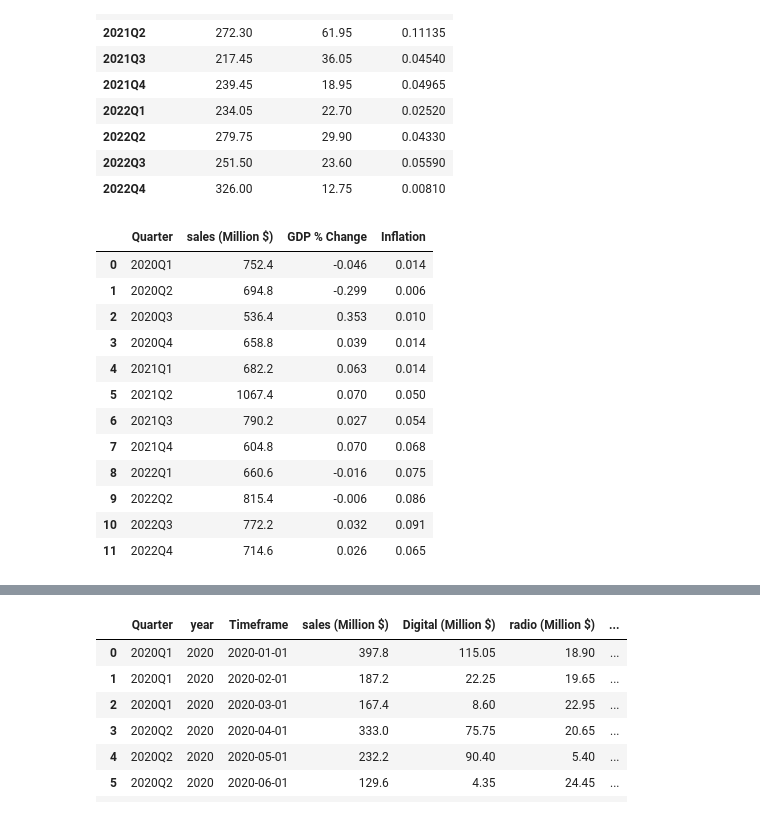
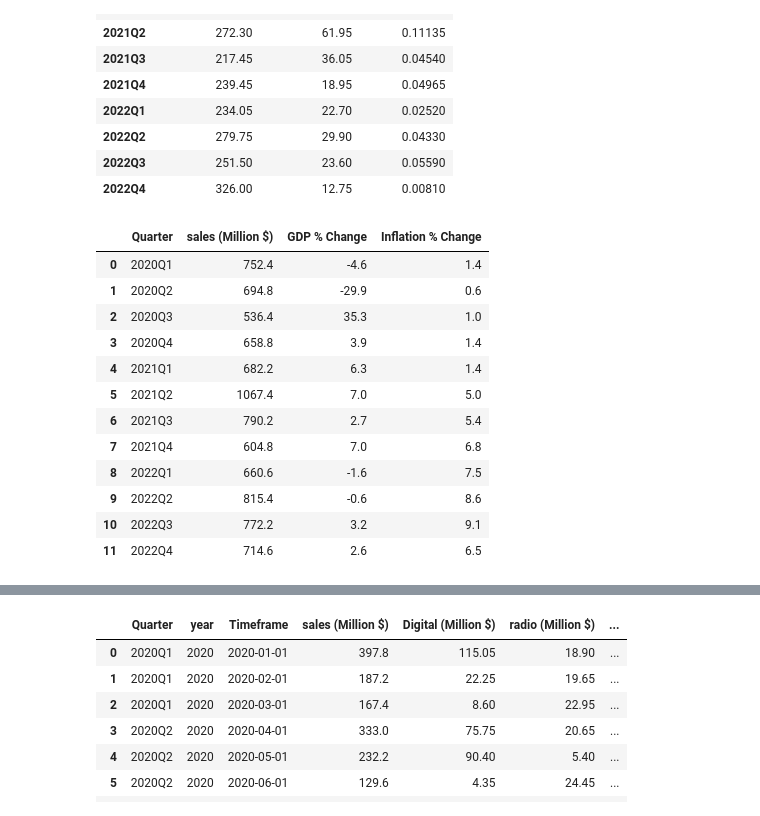
Before and after one commit to Utsavth13/case, a Jupyter notebook: 1.ipynb, the cells around one changed output, grey strips where cells are left out. Cells and saved outputs as stored; diff of their text form; code cells hidden in the pictures.

```diff
--- a/1.ipynb
+++ b/1.ipynb
@@ -195,7 +209,7 @@ gdp_data = ['GDP % Change',
 '3.20%',
 '2.60%'
 ]
-inflation = ['inflation',
+inflation = ['inflation % change',
 '1.4%',
 '0.6%',
 '1.0%',
@@ -211,30 +225,29 @@ inflation = ['inflation',
 # %%
 
 pivot_df = pd.DataFrame({
     'Quarter': quarterly_data.index,
     'GDP % Change': gdp_data[1:],
-    'Inflation': inflation[1:]
+    'Inflation % Change': inflation[1:]
 })
 
-pivot_df['GDP % Change'] = pivot_df['GDP % Change'].str.rstrip('%').astype('float') / 100.0
-pivot_df['Inflation'] = pivot_df['Inflation'].str.rstrip('%').astype('float') / 100.0
-
+pivot_df['GDP % Change'] = pivot_df['GDP % Change'].str.rstrip('%').astype('float')
+pivot_df['Inflation % Change'] = pivot_df['Inflation % Change'].str.rstrip('%').astype('float')
 pv = quarterly_sales.merge(pivot_df, on='Quarter')
 pv
 report1 = pv.to_excel("report1.xlsx",index=False)
 pv
 # %% [output]
-|  | Quarter | sales (Million $) | GDP % Change | Inflation |
-| 0 | 2020Q1 | 752.4 | -0.046 | 0.014 |
-| 1 | 2020Q2 | 694.8 | -0.299 | 0.006 |
-| 2 | 2020Q3 | 536.4 | 0.353 | 0.010 |
-| 3 | 2020Q4 | 658.8 | 0.039 | 0.014 |
-| 4 | 2021Q1 | 682.2 | 0.063 | 0.014 |
-| 5 | 2021Q2 | 1067.4 | 0.070 | 0.050 |
-| 6 | 2021Q3 | 790.2 | 0.027 | 0.054 |
-| 7 | 2021Q4 | 604.8 | 0.070 | 0.068 |
-| 8 | 2022Q1 | 660.6 | -0.016 | 0.075 |
-| 9 | 2022Q2 | 815.4 | -0.006 | 0.086 |
-| 10 | 2022Q3 | 772.2 | 0.032 | 0.091 |
-| 11 | 2022Q4 | 714.6 | 0.026 | 0.065 |
+|  | Quarter | sales (Million $) | GDP % Change | Inflation % Change |
+| 0 | 2020Q1 | 752.4 | -4.6 | 1.4 |
+| 1 | 2020Q2 | 694.8 | -29.9 | 0.6 |
+| 2 | 2020Q3 | 536.4 | 35.3 | 1.0 |
+| 3 | 2020Q4 | 658.8 | 3.9 | 1.4 |
+| 4 | 2021Q1 | 682.2 | 6.3 | 1.4 |
+| 5 | 2021Q2 | 1067.4 | 7.0 | 5.0 |
+| 6 | 2021Q3 | 790.2 | 2.7 | 5.4 |
+| 7 | 2021Q4 | 604.8 | 7.0 | 6.8 |
+| 8 | 2022Q1 | 660.6 | -1.6 | 7.5 |
+| 9 | 2022Q2 | 815.4 | -0.6 | 8.6 |
+| 10 | 2022Q3 | 772.2 | 3.2 | 9.1 |
+| 11 | 2022Q4 | 714.6 | 2.6 | 6.5 |
 # %%
```
Also changed, not shown: parts of 25 cells of this notebook, 1 other file.
